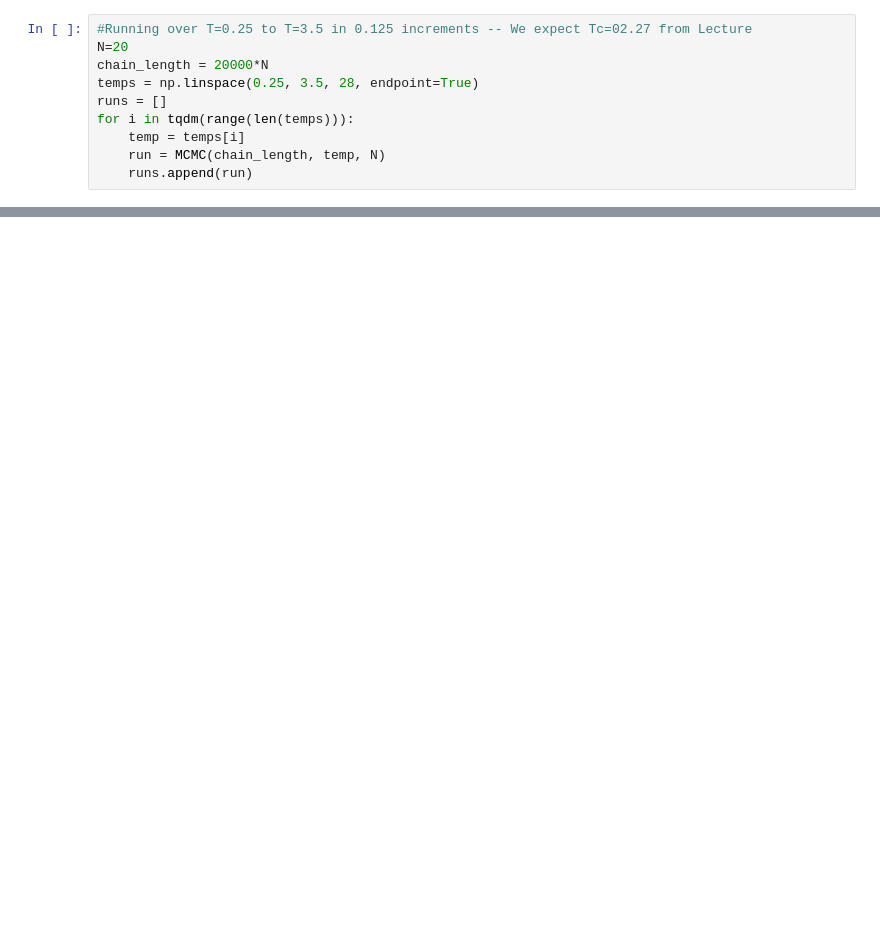
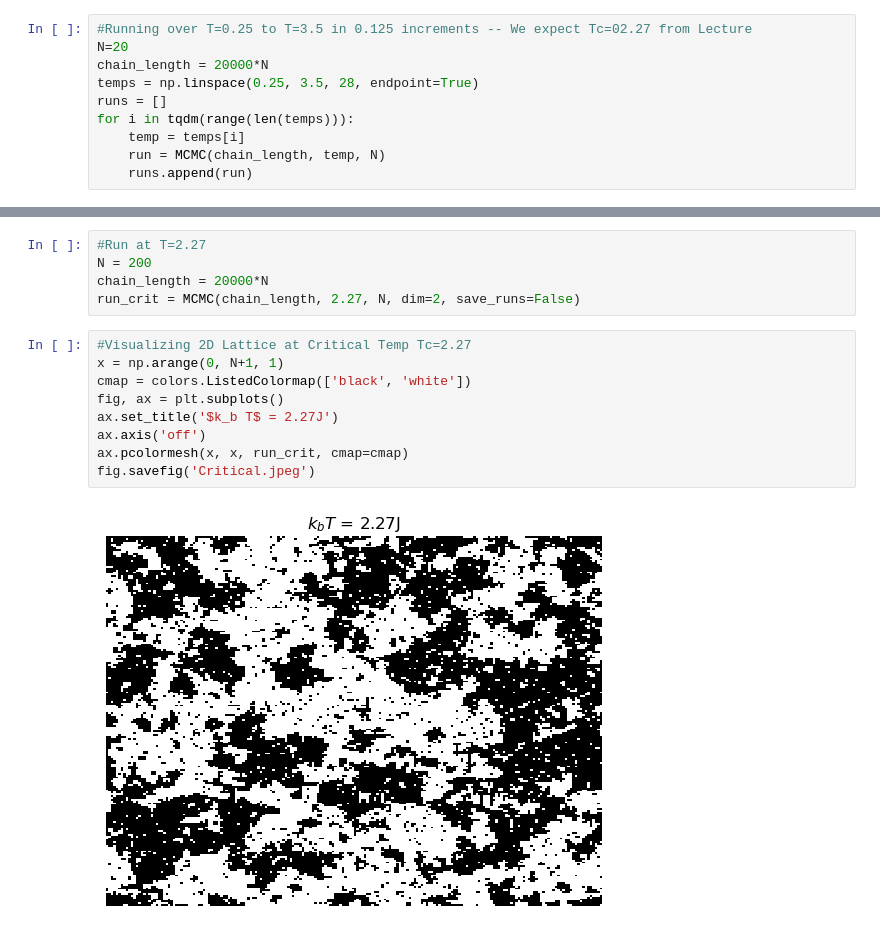
Before and after one commit to jmanlarkin/Phys362_Repo, a Jupyter notebook: Pset_08.ipynb, the cells around one changed output, grey strips where cells are left out. Cells and saved outputs as stored; diff of their text form; blank space fills up the shorter version.

```diff
--- a/Pset_08.ipynb
+++ b/Pset_08.ipynb
@@ -90,0 +108,16 @@ plt.plot(temps, mag)
+# %%
+#Run at T=2.27
+N = 200
+chain_length = 20000*N
+run_crit = MCMC(chain_length, 2.27, N, dim=2, save_runs=False)
+# %%
+#Visualizing 2D Lattice at Critical Temp Tc=2.27
+x = np.arange(0, N+1, 1)
+cmap = colors.ListedColormap(['black', 'white'])
+fig, ax = plt.subplots()
+ax.set_title('$k_b T$ = 2.27J')
+ax.axis('off')
+ax.pcolormesh(x, x, run_crit, cmap=cmap)
+fig.savefig('Critical.jpeg')
+# %% [output]
+[figure, added]
```
Also changed, not shown: parts of 5 cells of this notebook, 4 other files.
